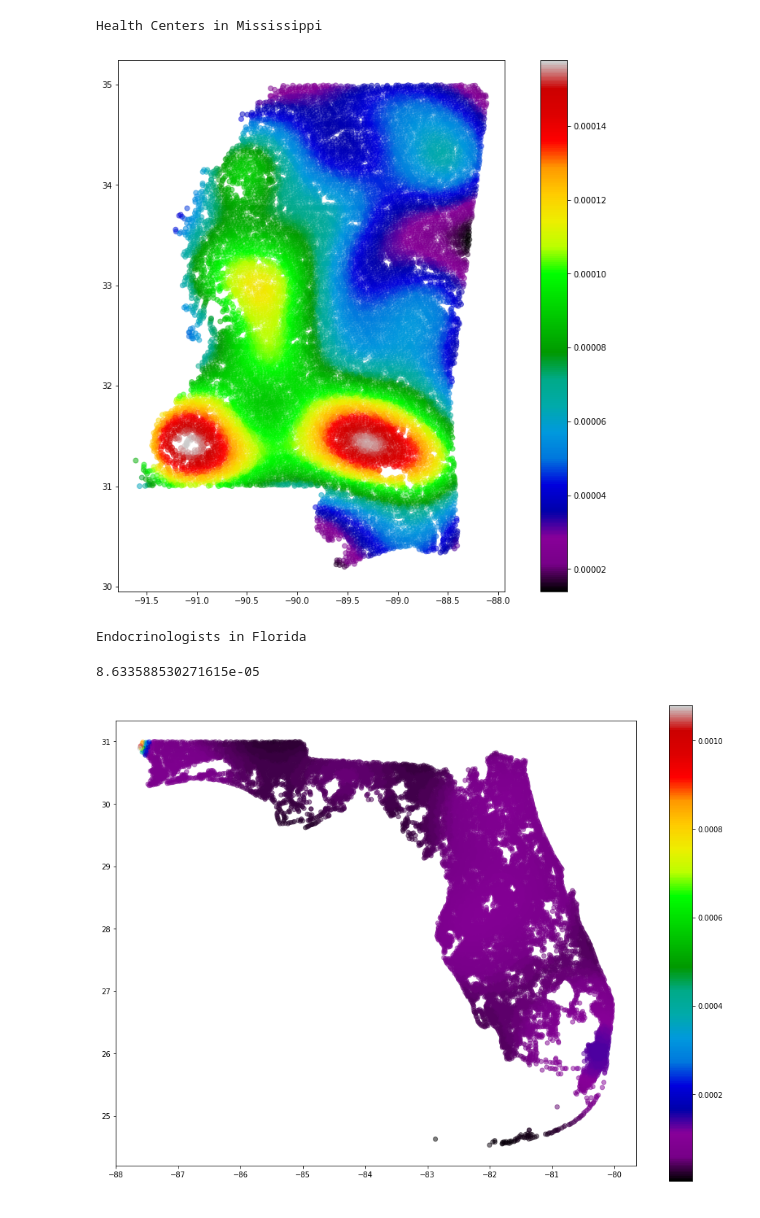
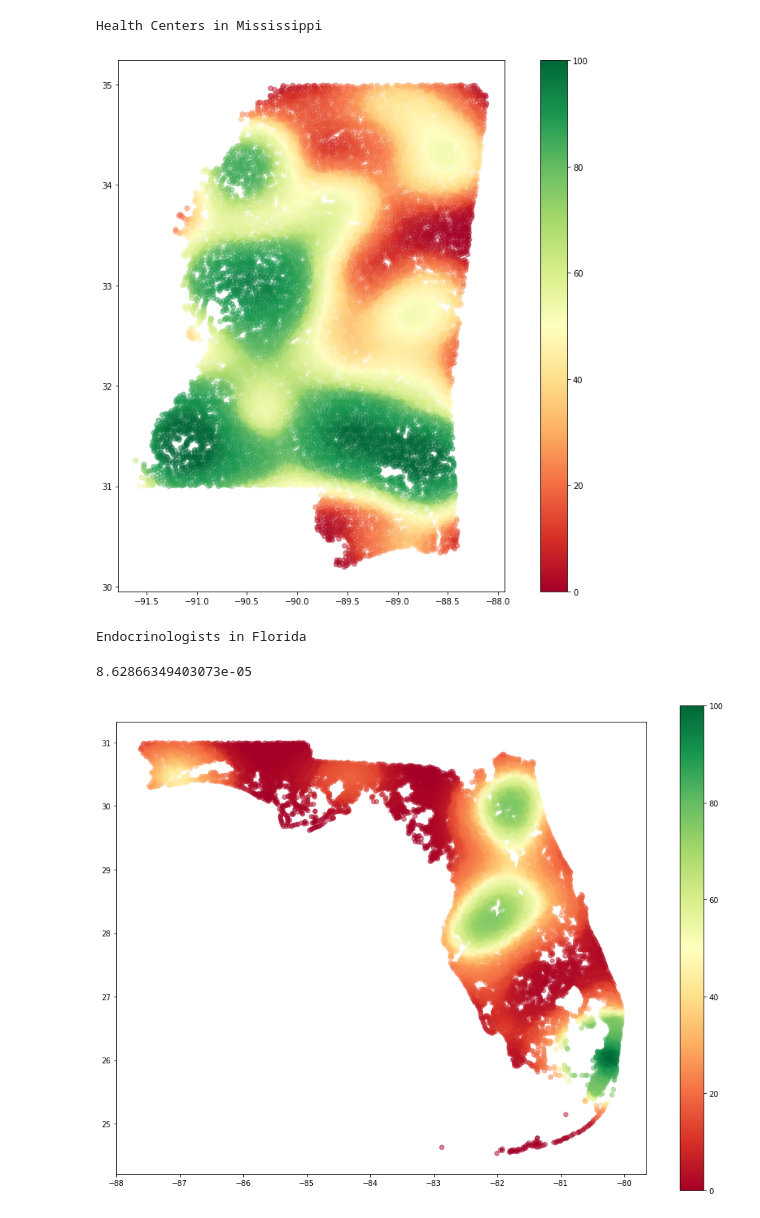
Before and after one commit to bayesimpact/encompass, a Jupyter notebook: explorer/notebooks/gravity-all-datasets.ipynb, the cells around one changed output. Cells and saved outputs as stored; diff of their text form; code cells hidden in the pictures.

Commit message:
Update notebook with quantile visualizations

```diff
--- a/explorer/notebooks/gravity-all-datasets.ipynb
+++ b/explorer/notebooks/gravity-all-datasets.ipynb
@@ -65,9 +65,6 @@ def setup_variables(dataset):
         'providers': dataset['providers'],
         'points': raw_points
     }
-# %%
-# DATASET_VARIABLES = [setup_variables(dataset) for dataset in DATASETS]
-variables = setup_variables(DATASETS[0])
 # %%
 def calculate_gravities(
     service_area_ids,
@@ -81,10 +78,12 @@ def calculate_gravities(
 ):
     if decay_function is None:
         if 'Health Centers' in name:
-            sigma = 45.*0.5*1609
+            scale = 50.*1609
         if 'Endocrinologists' in name:
-            sigma = 90.*0.5*1609
-        decay_function=functools.partial(gravity.gaussian_decay, sigma=sigma)
+            scale = 100.*1609
+        if 'Texas' in name:
+            scale = 100.*1609
+        decay_function=functools.partial(gravity.havercosine_decay, scale=scale)
 
     locations = [
         {
@@ -146,16 +202,16 @@ for idx, ds in enumerate(DATASETS[:-1]):
 # %%
 print(VARIABLES[2]['name'])
 plt.rcParams['figure.figsize'] = (16, 12)
-fig = plot_access(GDFS[2], log=False)
+fig = plot_access4(GDFS[2], log=False)
 # %% [output]
 Health Centers in Mississippi
-[figure, old version]
+[figure, new version]
 # %%
 print(VARIABLES[0]['name'])
 plt.rcParams['figure.figsize'] = (16, 12)
-fig = plot_access(GDFS[0], log=False)
+fig = plot_access4(GDFS[0], log=False)
 np.sum(GDFS[0]['gravity'].values * GDFS[0]['population'].values) / np.sum(GDFS[0]['population'].values)
 # %% [output]
 Endocrinologists in Florida
-8.633588530271615e-05
+8.62866349403073e-05
-[figure, old version]
+[figure, new version]
```
Also changed, not shown: parts of 12 cells of this notebook.
